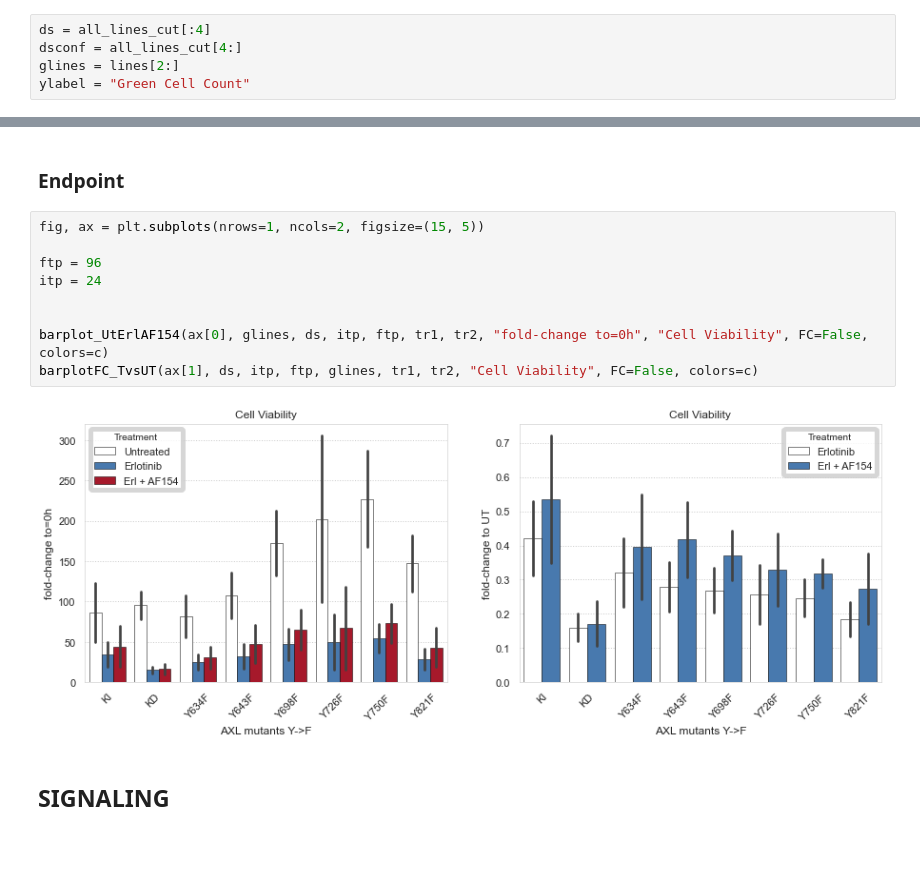
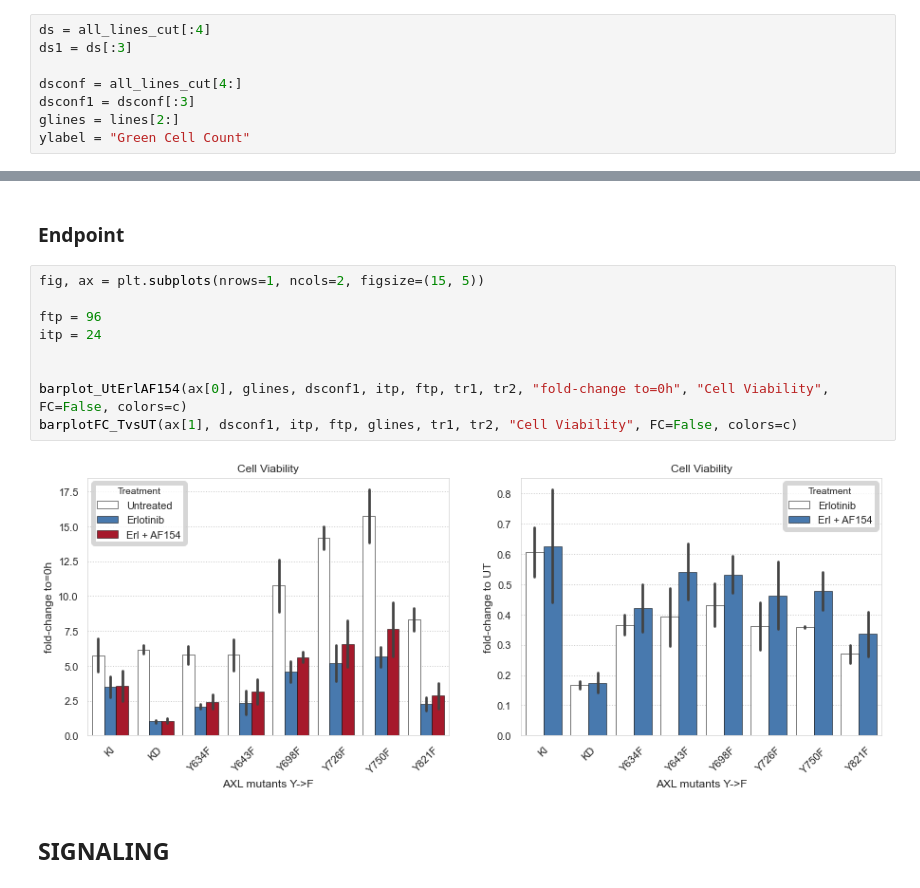
Before and after one commit to meyer-lab/DDMC, a Jupyter notebook: Fig1-CellViability.ipynb, the cells around one changed output, grey strips where cells are left out. Drawn from its saved outputs; the diff is of its cells as text; blank space fills up the shorter version.

```diff
--- a/Fig1-CellViability.ipynb
+++ b/Fig1-CellViability.ipynb
@@ -163,6 +170,9 @@ ftp = 72
 # %%
 ds = all_lines_cut[:4]
+ds1 = ds[:3]
+
 dsconf = all_lines_cut[4:]
+dsconf1 = dsconf[:3]
 glines = lines[2:]
 ylabel = "Green Cell Count"
 # %%
@@ -181,14 +191,14 @@ plt.tight_layout()
 # %%
 fig, ax = plt.subplots(nrows=1, ncols=2, figsize=(15, 5))
 
 ftp = 96
 itp = 24
 
 
-barplot_UtErlAF154(ax[0], glines, ds, itp, ftp, tr1, tr2, "fold-change to=0h", "Cell Viability", FC=False, colors=c)
-barplotFC_TvsUT(ax[1], ds, itp, ftp, glines, tr1, tr2, "Cell Viability", FC=False, colors=c)
+barplot_UtErlAF154(ax[0], glines, dsconf1, itp, ftp, tr1, tr2, "fold-change to=0h", "Cell Viability", FC=False, colors=c)
+barplotFC_TvsUT(ax[1], dsconf1, itp, ftp, glines, tr1, tr2, "Cell Viability", FC=False, colors=c)
 # %% [output]
-[figure, old version]
+[figure, new version]
 # %% [markdown]
 ## SIGNALING
 # %% [markdown]
```
Also changed, not shown: parts of 9 cells of this notebook, 5 other files.
